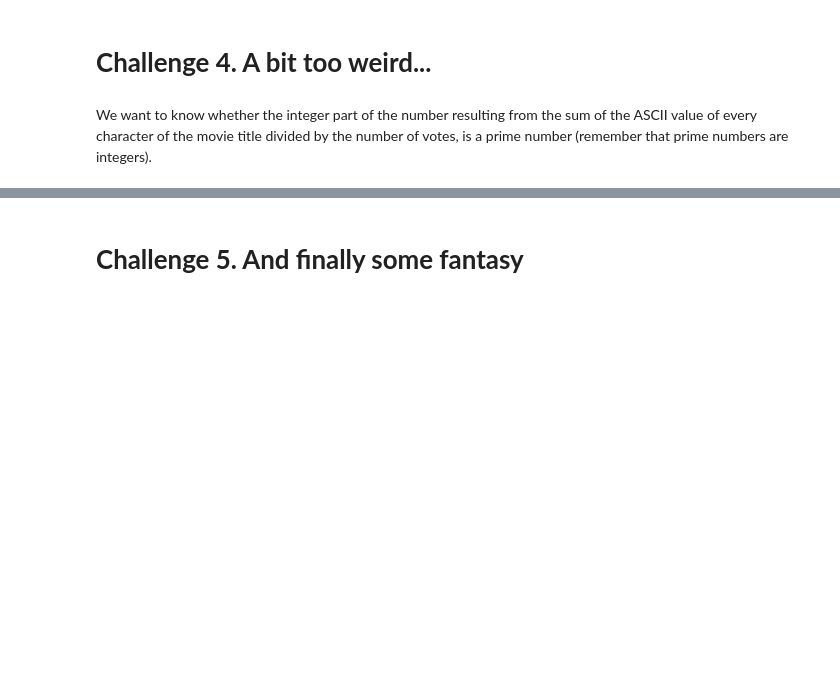
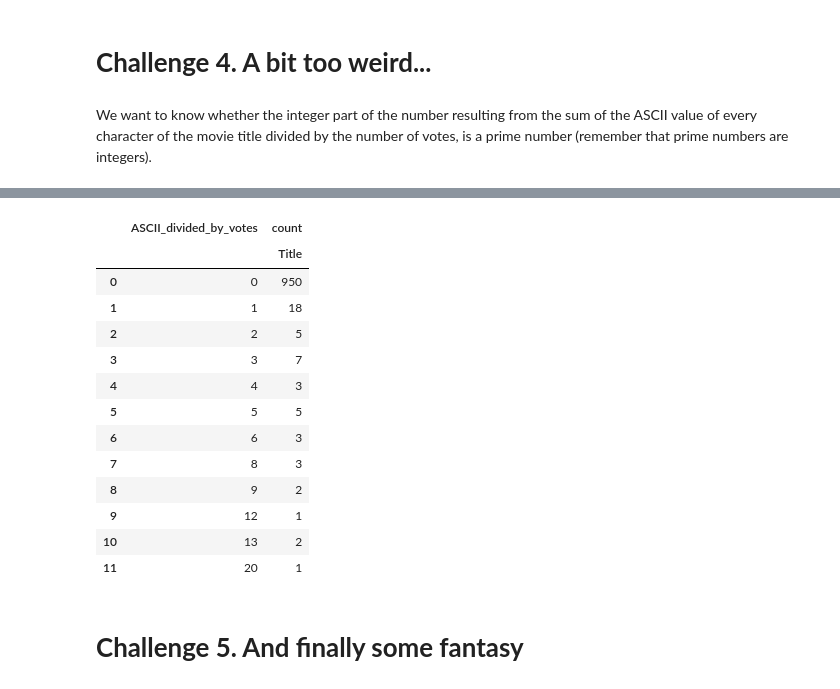
Before and after one commit to Kristinawk/pandas_apply_lambda, a Jupyter notebook: notebooks/your_code_here.ipynb, the cells around one changed output, grey strips where cells are left out. Saved outputs shown, nothing was run; the diff lists cells and outputs as text; code cells hidden in the pictures; blank space fills up the shorter version.

```diff
--- a/notebooks/your_code_here.ipynb
+++ b/notebooks/your_code_here.ipynb
@@ -117,0 +144,19 @@ We want to know whether the integer part of the number resulting from the sum of
+# %%
+# Hacemos una pivot table para hacernos una idea de qué números nos devuele esto:
+pivot_table=df_movie.pivot_table(index=["ASCII_divided_by_votes"], values=["Title"], aggfunc=["count"]).reset_index()
+pivot_table
+# %% [output]
+|  | ASCII_divided_by_votes | count |
+|  |  | Title |
+| 0 | 0 | 950 |
+| 1 | 1 | 18 |
+| 2 | 2 | 5 |
+| 3 | 3 | 7 |
+| 4 | 4 | 3 |
+| 5 | 5 | 5 |
+| 6 | 6 | 3 |
+| 7 | 8 | 3 |
+| 8 | 9 | 2 |
+| 9 | 12 | 1 |
+| 10 | 13 | 2 |
+| 11 | 20 | 1 |
```
Also changed, not shown: parts of 12 cells of this notebook.
